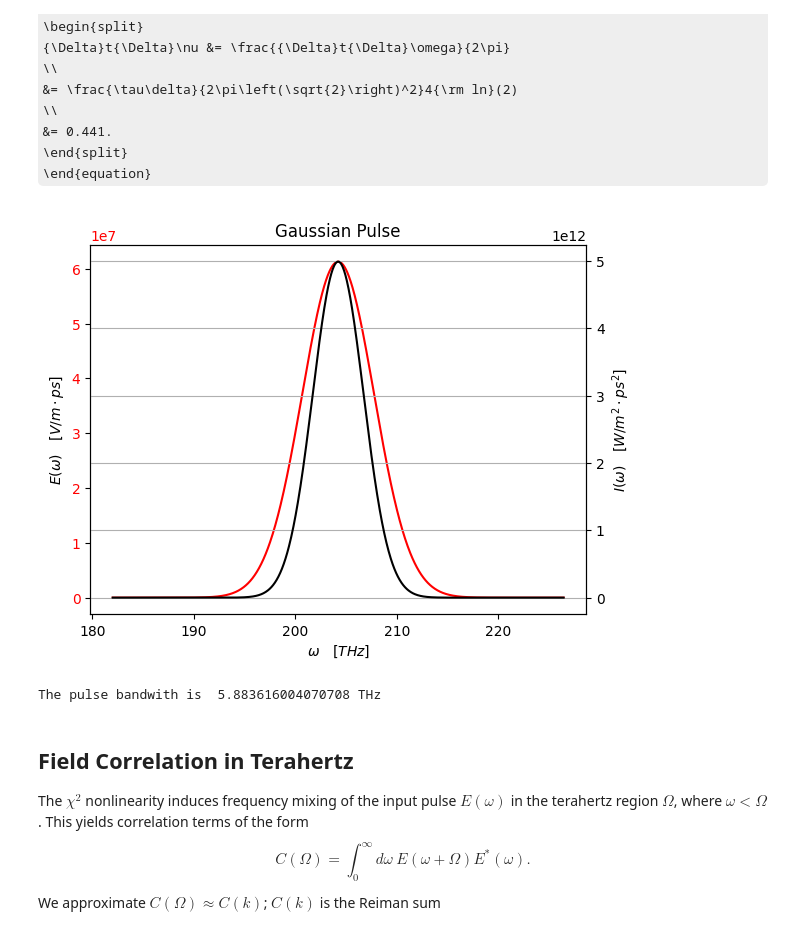
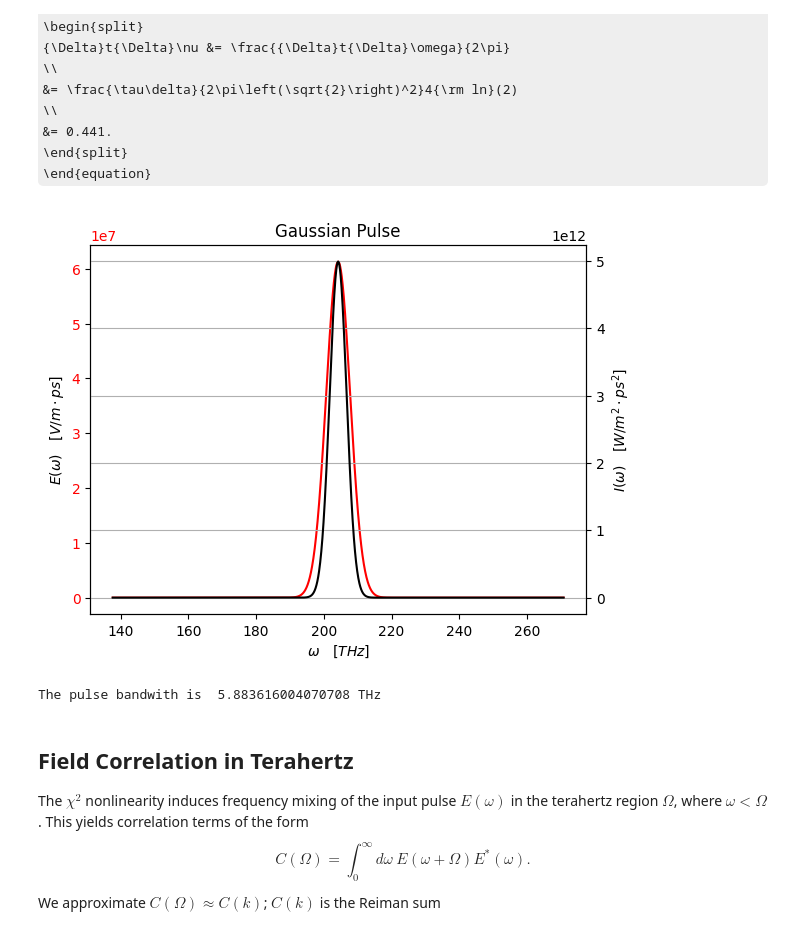
Before and after one commit to p-engel/nonlinear_optics, a Jupyter notebook: optical_rectification/analysis.ipynb, the cells around one changed output. Cells and saved outputs as stored; diff of their text form; code cells hidden in the pictures; some formulas as TeX source.

```diff
--- a/optical_rectification/analysis.ipynb
+++ b/optical_rectification/analysis.ipynb
@@ -61,29 +61,29 @@ This result yields the well known time-bandwidth product of a Fourier transform
 # %%
 # Example Gaussian Pulse
 w0 = definitions.c / 1468e-9 *1e-12  # [THz]
 t_fwhm = 75e-15 * 1e12  # [ps]
 E0 = 5.4315195283 * 1e8  # [V/m]
 pulse = definitions.Gaussian(w0=w0, t_fwhm=t_fwhm, E0=E0)
 sigma = pulse.delta / np.sqrt(2)
-w = np.linspace((w0 - sigma), (w0 + sigma), 2**10)
+w = np.linspace((w0 - 3*sigma), (w0 + 3*sigma), 2**11)
 w_fwhm = pulse.delta * np.sqrt(2*np.log(2)) / (2 * np.pi)
 
 fig1, ax = plt.subplots()
 ax.plot(w, pulse.field_w(w), 'r')
 ax.set_title("Gaussian Pulse")
 ax.set_xlabel(r"$\omega \quad [THz]$")
 ax.set_ylabel(r"$E(\omega) \quad [V/m\cdot ps]$")
 ax.tick_params(axis='y',labelcolor='r')
 ax1 = ax.twinx()
 ax1.plot(w, (EPS0*c/2)*np.abs(pulse.field_w(w))**2, 'k')
 ax1.set_ylabel(r"$I(\omega) \quad [W/m^2 \cdot ps^2]$")
 ax1.tick_params(axis='y',labelcolor='k')
 
 plt.grid(True)
 plt.show()
 print("The pulse bandwith is ", w_fwhm, "THz")
 # %% [output]
-[figure, old version]
+[figure, new version]
 The pulse bandwith is  5.883616004070708 THz
 # %% [markdown]
 ## Field Correlation in Terahertz
```
Also changed, not shown: parts of 10 cells of this notebook, 3 other files.
